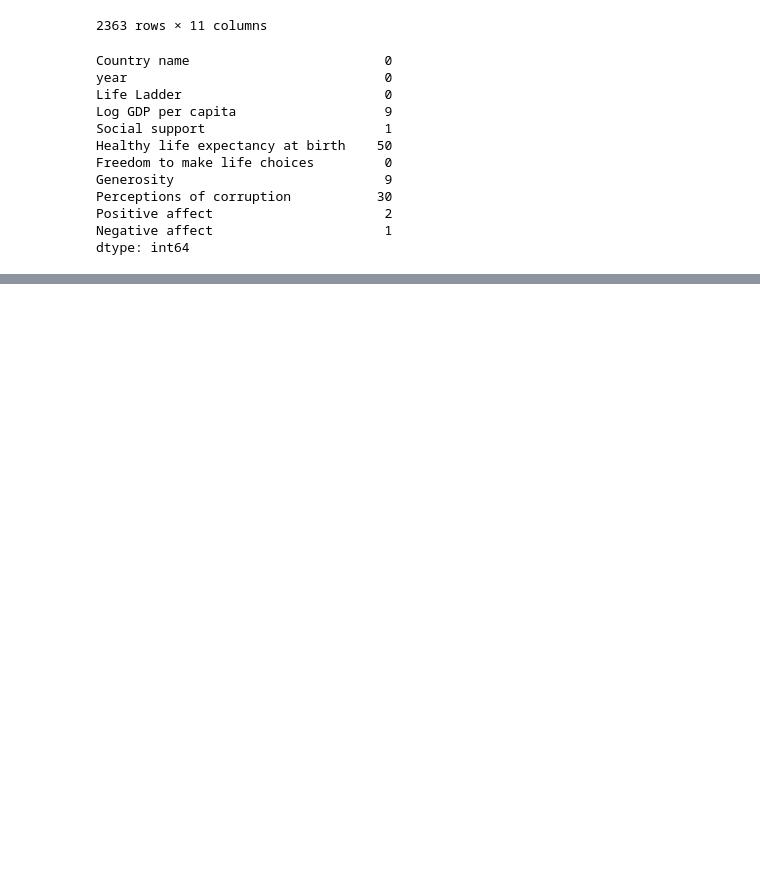
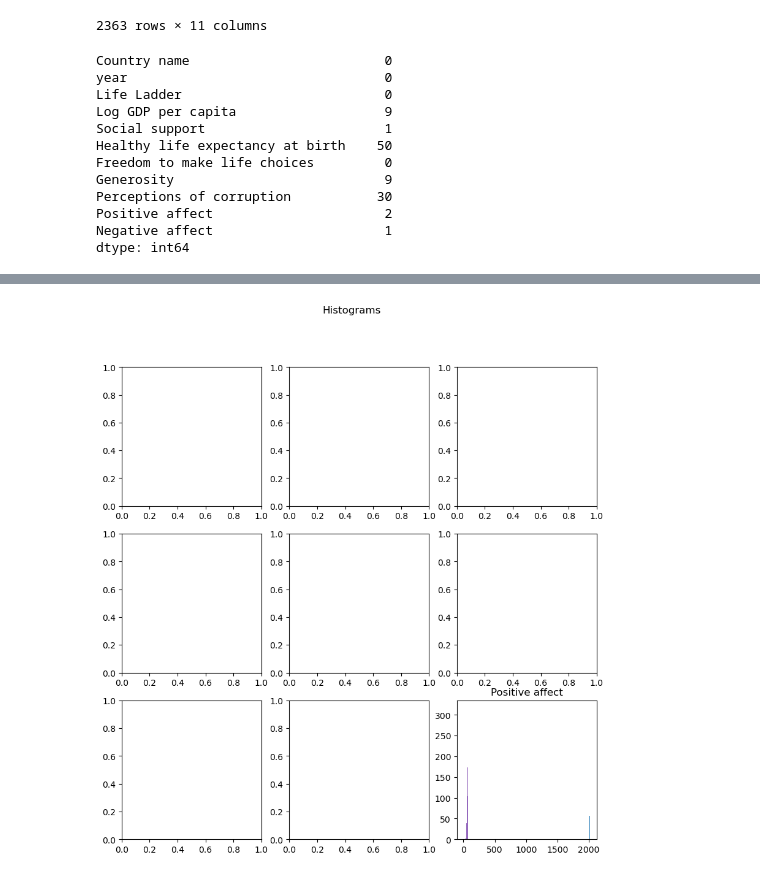
Before and after one commit to SBangarh/Happiness-Analysis, a Jupyter notebook: notebook.ipynb, the cells around one changed output, grey strips where cells are left out. Saved outputs shown, nothing was run; the diff lists cells and outputs as text; code cells hidden in the pictures; blank space fills up the shorter version.

Commit message:
selected countries that appear in all years, started EDA, some subplot issues

```diff
--- a/notebook.ipynb
+++ b/notebook.ipynb
@@ -397,0 +375,5 @@ Way less nulls and these can probably be removed
+# %%
+#drop nulls
+data_copy = data_copy.dropna()
+
+check_nulls(data_copy)
@@ -397,0 +406,13 @@ Way less nulls and these can probably be removed
+# %%
+#get frequency count of each country
+most_frequent = pd.DataFrame(data_copy.groupby('Country name')['year'].count().sort_values(ascending=False))
+#reset index and rename columns
+most_frequent.reset_index(inplace=True)
+most_frequent.columns = ['Country', 'Frequency']
+
+#filter for countries with a frequency of 18; only interested in those There are 56 countries
+most_common = most_frequent[most_frequent['Frequency'] >= 18]
+
+#create list of desired countries
+most_frequent_country = list(most_common['Country'])
+len(most_frequent_country)
@@ -397,0 +421,6 @@ Way less nulls and these can probably be removed
+# %%
+#filter for most common, I wanted countries that appeared the most in the data
+select_countries = data_copy[data_copy['Country name'].isin(most_frequent_country)]
+
+# check numbers
+# select_countries.groupby('Country name').count()
@@ -397,0 +483,20 @@ Way less nulls and these can probably be removed
+# %%
+#Boxplot and Histograms
+
+def make_histogram(dataframe, num_rows, num_col, fig_size):
+    fig, axs = plt.subplots(nrows=num_rows, ncols=num_col, figsize=fig_size)
+    my_columns = [column for column in dataframe.columns if column != 'Country name']
+
+    for i in range(num_rows):
+        for j in range(num_col):
+            idx = i * num_col + j
+            if idx < len(my_columns):
+                column = my_columns[idx]
+                axs[i, j] = plt.hist(dataframe[column])
+                axs[i, j] = plt.title(column)
+    plt.suptitle('Histograms')
+    plt.show()
+
+make_histogram(select_countries, 3, 3, (10, 10))
+# %% [output]
+[figure, added]
```
Also changed, not shown: parts of 17 cells of this notebook.
